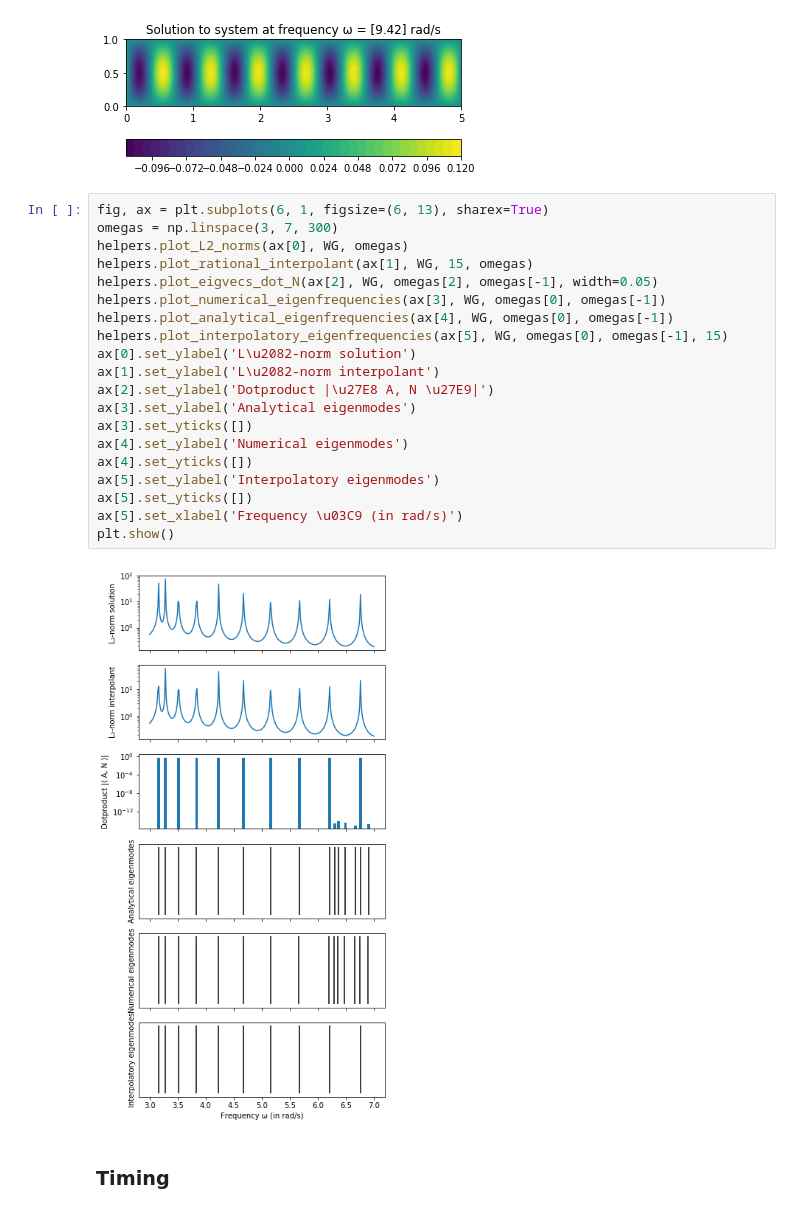
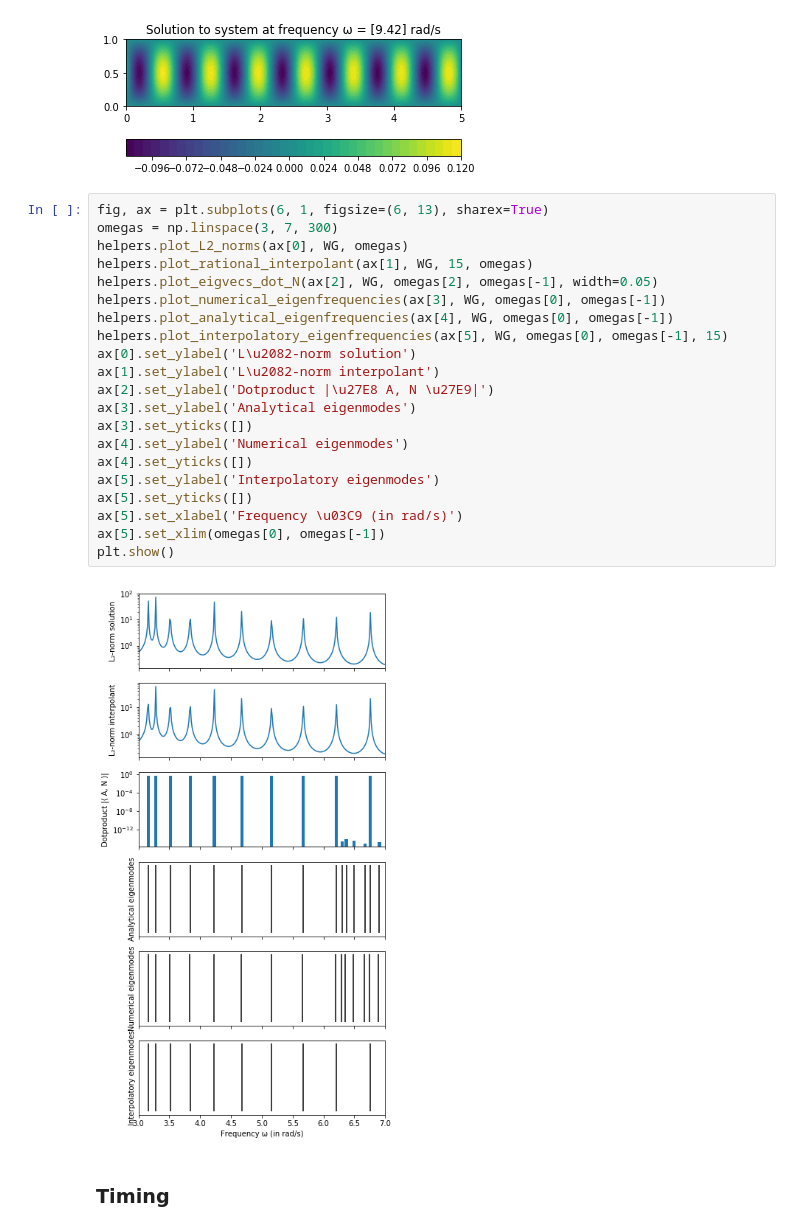
Before and after one commit to FMatti/Maxwell-MRI, a Jupyter notebook: examples/rectangular_waveguide/rectangular_waveguide.ipynb, the cells around one changed output. Drawn from its saved outputs; the diff is of its cells as text.

```diff
--- a/examples/rectangular_waveguide/rectangular_waveguide.ipynb
+++ b/examples/rectangular_waveguide/rectangular_waveguide.ipynb
@@ -33,25 +33,26 @@ WG.plot_solution()
 # %%
 fig, ax = plt.subplots(6, 1, figsize=(6, 13), sharex=True)
 omegas = np.linspace(3, 7, 300)
 helpers.plot_L2_norms(ax[0], WG, omegas)
 helpers.plot_rational_interpolant(ax[1], WG, 15, omegas)
 helpers.plot_eigvecs_dot_N(ax[2], WG, omegas[2], omegas[-1], width=0.05)
 helpers.plot_numerical_eigenfrequencies(ax[3], WG, omegas[0], omegas[-1])
 helpers.plot_analytical_eigenfrequencies(ax[4], WG, omegas[0], omegas[-1])
 helpers.plot_interpolatory_eigenfrequencies(ax[5], WG, omegas[0], omegas[-1], 15)
 ax[0].set_ylabel('L\u2082-norm solution')
 ax[1].set_ylabel('L\u2082-norm interpolant')
 ax[2].set_ylabel('Dotproduct |\u27E8 A, N \u27E9|')
 ax[3].set_ylabel('Analytical eigenmodes')
 ax[3].set_yticks([])
 ax[4].set_ylabel('Numerical eigenmodes')
 ax[4].set_yticks([])
 ax[5].set_ylabel('Interpolatory eigenmodes')
 ax[5].set_yticks([])
 ax[5].set_xlabel('Frequency \u03C9 (in rad/s)')
+ax[5].set_xlim(omegas[0], omegas[-1])
 plt.show()
 # %% [output]
-[figure, old version]
+[figure, new version]
 # %% [markdown]
 ### Timing
 # %%
```
Also changed, not shown: parts of 6 cells of this notebook, 5 other files.
